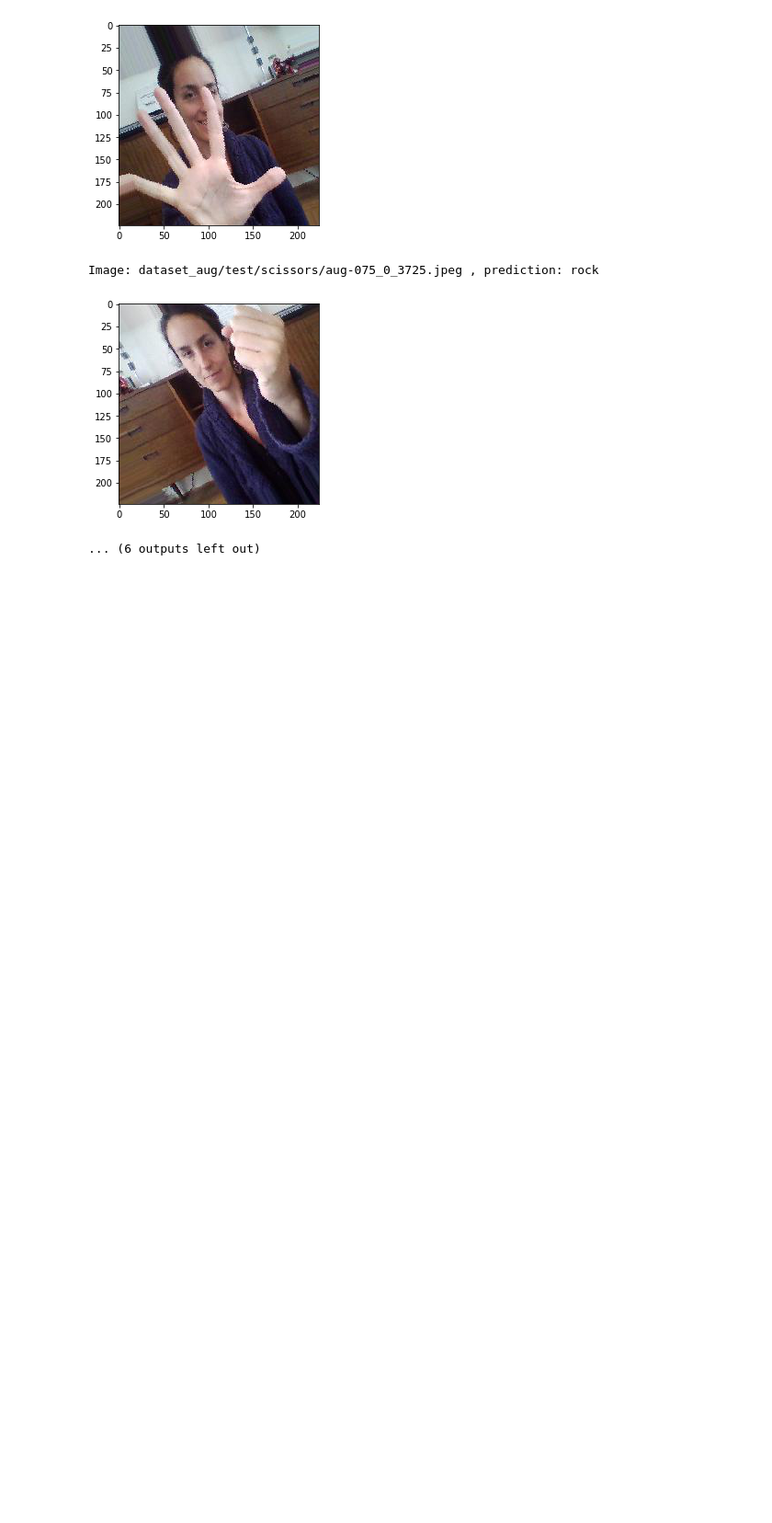
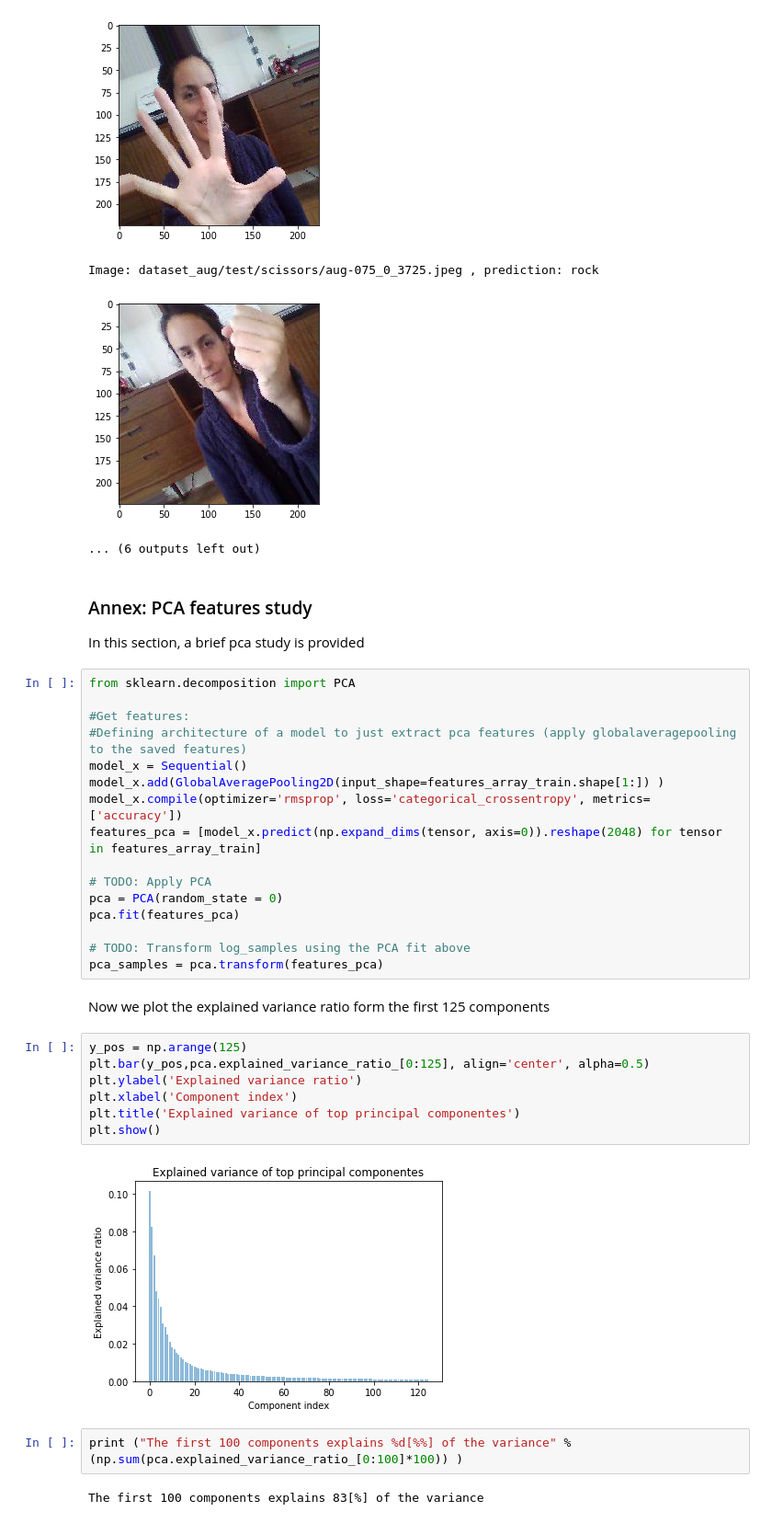
Before and after one commit to juanneilson/machine-learning, a Jupyter notebook: projects/capstone/Cachipun.ipynb, the cells around one changed output. Shown at 92% size. Saved outputs shown, nothing was run; the diff lists cells and outputs as text; blank space fills up the shorter version.

Commit message:
Capstone: Added PCA annex, and addedt PCA discusion, architecture justification and conclusion's project resume

```diff
--- a/projects/capstone/Cachipun.ipynb
+++ b/projects/capstone/Cachipun.ipynb
@@ -421,3 +421,38 @@ Image: dataset_aug/test/paper/aug-040_0_9224.jpeg , prediction: paper
 Image: dataset_aug/test/scissors/aug-075_0_3725.jpeg , prediction: rock
 [figure]
 ... (6 outputs left out)
+# %% [markdown]
+### Annex: PCA features study
+
+In this section, a brief pca study is provided
+# %%
+from sklearn.decomposition import PCA
+
+#Get features:
+#Defining architecture of a model to just extract pca features (apply globalaveragepooling to the saved features)
+model_x = Sequential()
+model_x.add(GlobalAveragePooling2D(input_shape=features_array_train.shape[1:]) )
+model_x.compile(optimizer='rmsprop', loss='categorical_crossentropy', metrics=['accuracy'])
+features_pca = [model_x.predict(np.expand_dims(tensor, axis=0)).reshape(2048) for tensor in features_array_train]
+
+# TODO: Apply PCA
+pca = PCA(random_state = 0)
+pca.fit(features_pca)
+
+# TODO: Transform log_samples using the PCA fit above
+pca_samples = pca.transform(features_pca)
+# %% [markdown]
+Now we plot the explained variance ratio form the first 125 components
+# %%
+y_pos = np.arange(125)
+plt.bar(y_pos,pca.explained_variance_ratio_[0:125], align='center', alpha=0.5)
+plt.ylabel('Explained variance ratio')
+plt.xlabel('Component index')
+plt.title('Explained variance of top principal componentes')
+plt.show()
+# %% [output]
+[figure, added]
+# %%
+print ("The first 100 components explains %d[%%] of the variance" % (np.sum(pca.explained_variance_ratio_[0:100]*100)) )
+# %% [output]
+The first 100 components explains 83[%] of the variance
```
Also changed, not shown: parts of 1 cell of this notebook, 2 other files.
